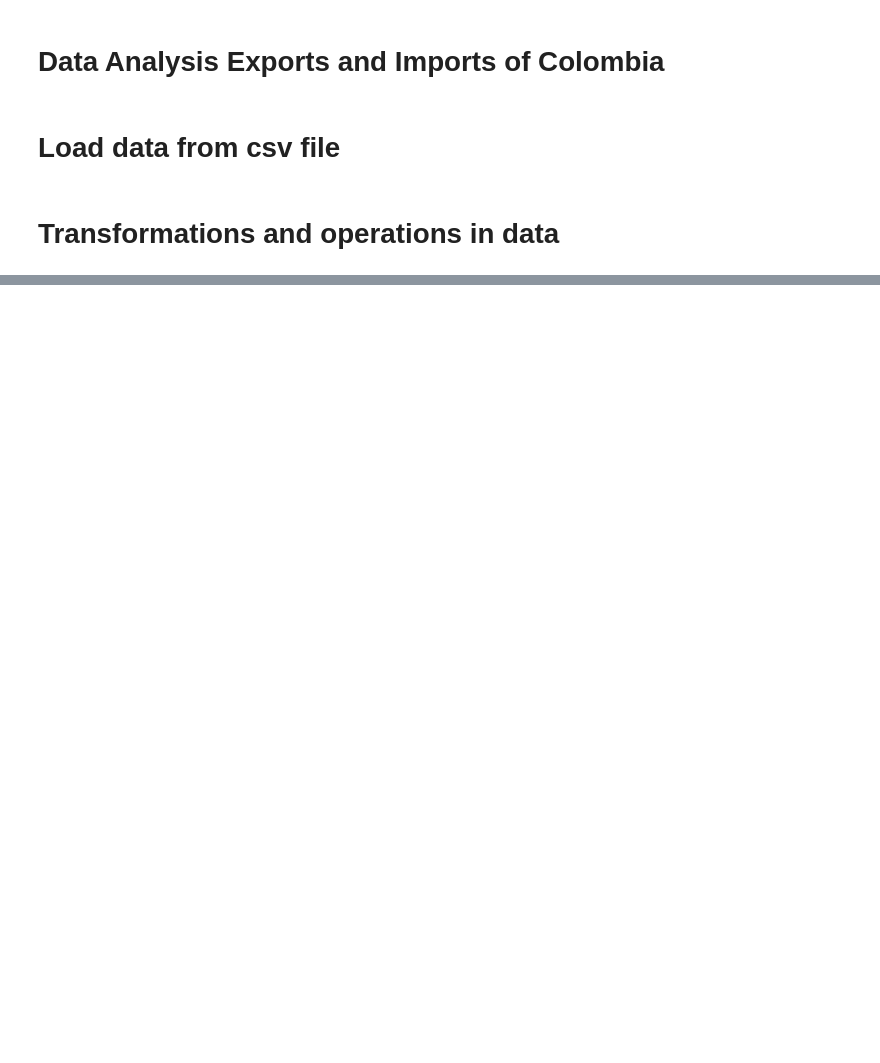
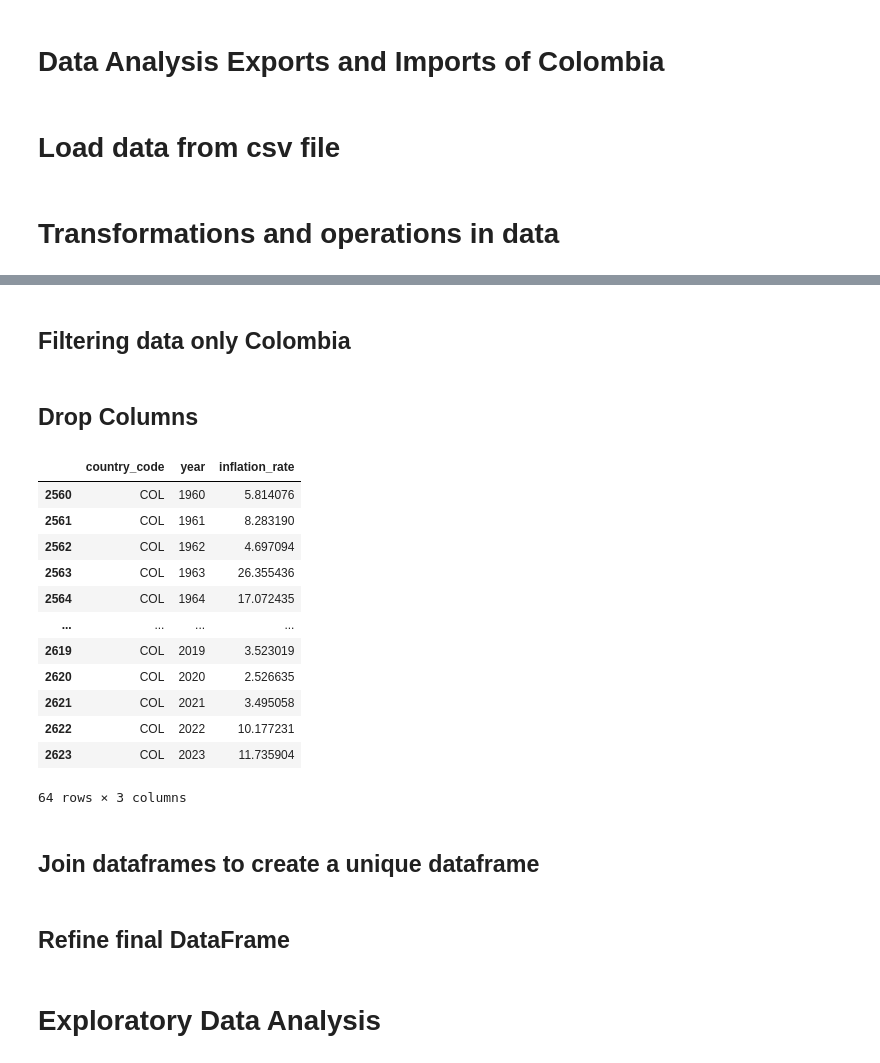
Before and after one commit to fredericksalazar/dataAnalyst_economic_colombia, a Jupyter notebook: exports_colombia.ipynb, the cells around one changed output, grey strips where cells are left out. Cells and saved outputs as stored; diff of their text form; code cells hidden in the pictures; blank space fills up the shorter version.

Commit message:
inflation dataset added
the dataset of inflation in colombia has been added to project

```diff
--- a/exports_colombia.ipynb
+++ b/exports_colombia.ipynb
@@ -38,8 +38,9 @@ else:
     path_exports = './data/export_goods_services_countries_dataset.csv'
     path_imports = './data/import_goods_services_countries_dataset.csv'
     path_pib = './data/countries_gdp_hist.csv'
+    path_inflation = './data/global_inflation_countries.csv'
 
-height = 600
+height = 800
 country = 'COLOMBIA'
 
 #List of presidents of Colombia
@@ -119,5 +120,6 @@ df_presidentes['presidente'] = df_presidentes['presidente'].str.upper()
 df_exports = pd.read_csv(path_exports, sep=',')
 df_imports = pd.read_csv(path_imports, sep=',')
 df_gdp = pd.read_csv(path_pib, sep=';')
+df_inflation = pd.read_csv(path_inflation, sep=',')
 # %% [markdown]
 # Transformations and operations in data
@@ -418,0 +126,34 @@ else:
+# %% [markdown]
+## Filtering data only Colombia
+# %%
+df_exports = df_exports[df_exports['country_name']==country]
+df_imports = df_imports[df_imports['country_name']==country]
+df_gdp = df_gdp[df_gdp['country_name']==country]
+df_inflation = df_inflation[df_inflation['country_name']==country]
+# %% [markdown]
+## Drop Columns
+# %%
+#drop columns not needed
+df_exports.drop(columns=['indicator_name', 'indicator_code'], inplace=True)
+df_imports.drop(columns=['indicator_name', 'indicator_code'], inplace=True)
+df_inflation.drop(columns=['indicator_name', 'indicator_code', 'country_name', 'region', 'sub_region','intermediate_region'], inplace=True)
+
+df_gdp.drop(columns=['region_name', 'sub_region_name', 'intermediate_region','country_name','income_group'], inplace=True)
+# %%
+df_inflation
+# %% [output]
+|  | country_code | year | inflation_rate |
+| 2560 | COL | 1960 | 5.814076 |
+| 2561 | COL | 1961 | 8.283190 |
+| 2562 | COL | 1962 | 4.697094 |
+| 2563 | COL | 1963 | 26.355436 |
+| 2564 | COL | 1964 | 17.072435 |
+| ... | ... | ... | ... |
+| 2619 | COL | 2019 | 3.523019 |
+| 2620 | COL | 2020 | 2.526635 |
+| 2621 | COL | 2021 | 3.495058 |
+| 2622 | COL | 2022 | 10.177231 |
+| 2623 | COL | 2023 | 11.735904 |
+64 rows × 3 columns
+# %% [markdown]
+## Join dataframes to create a unique dataframe
@@ -418,0 +185,2 @@ else:
+# %% [markdown]
+## Refine final DataFrame
@@ -418,0 +206,2 @@ else:
+# %% [markdown]
+# Exploratory Data Analysis
```
Also changed, not shown: parts of 44 cells of this notebook, 1 other file.
